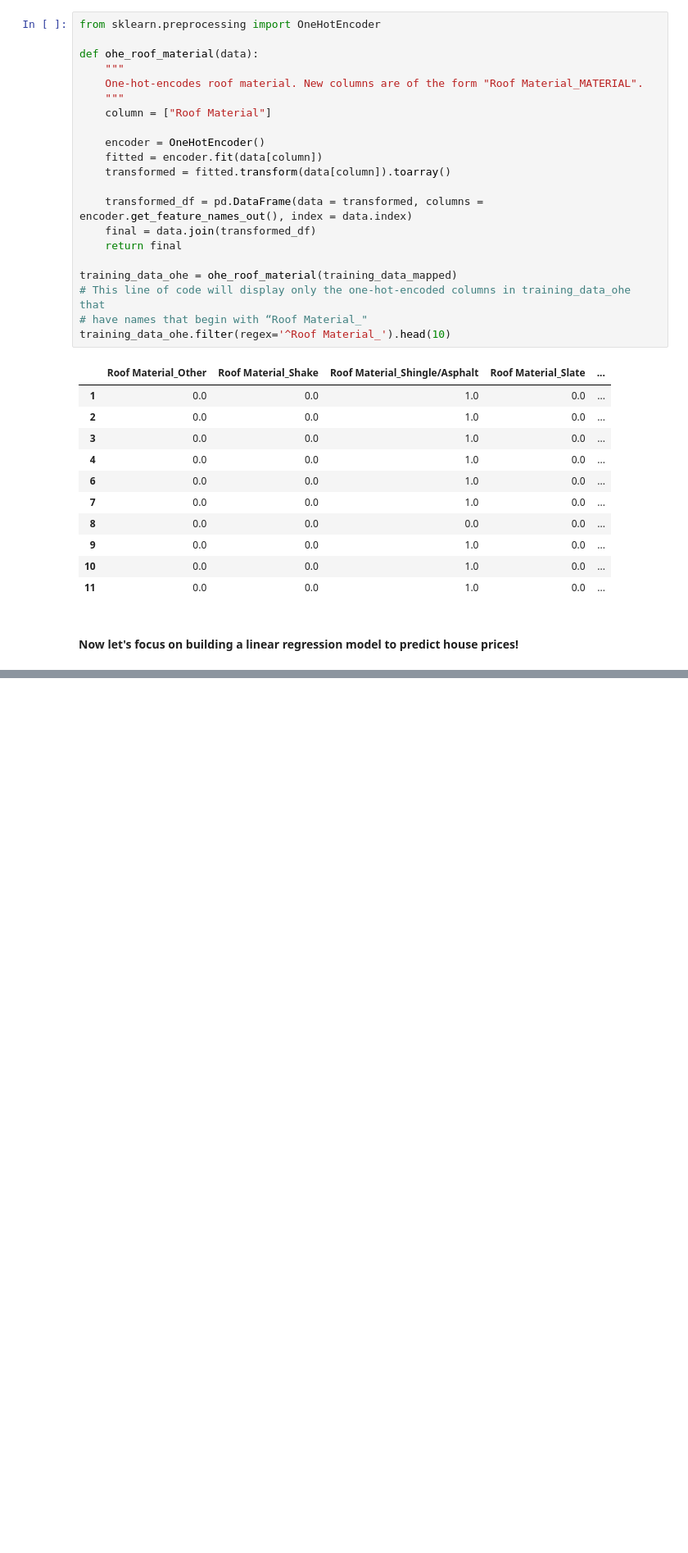
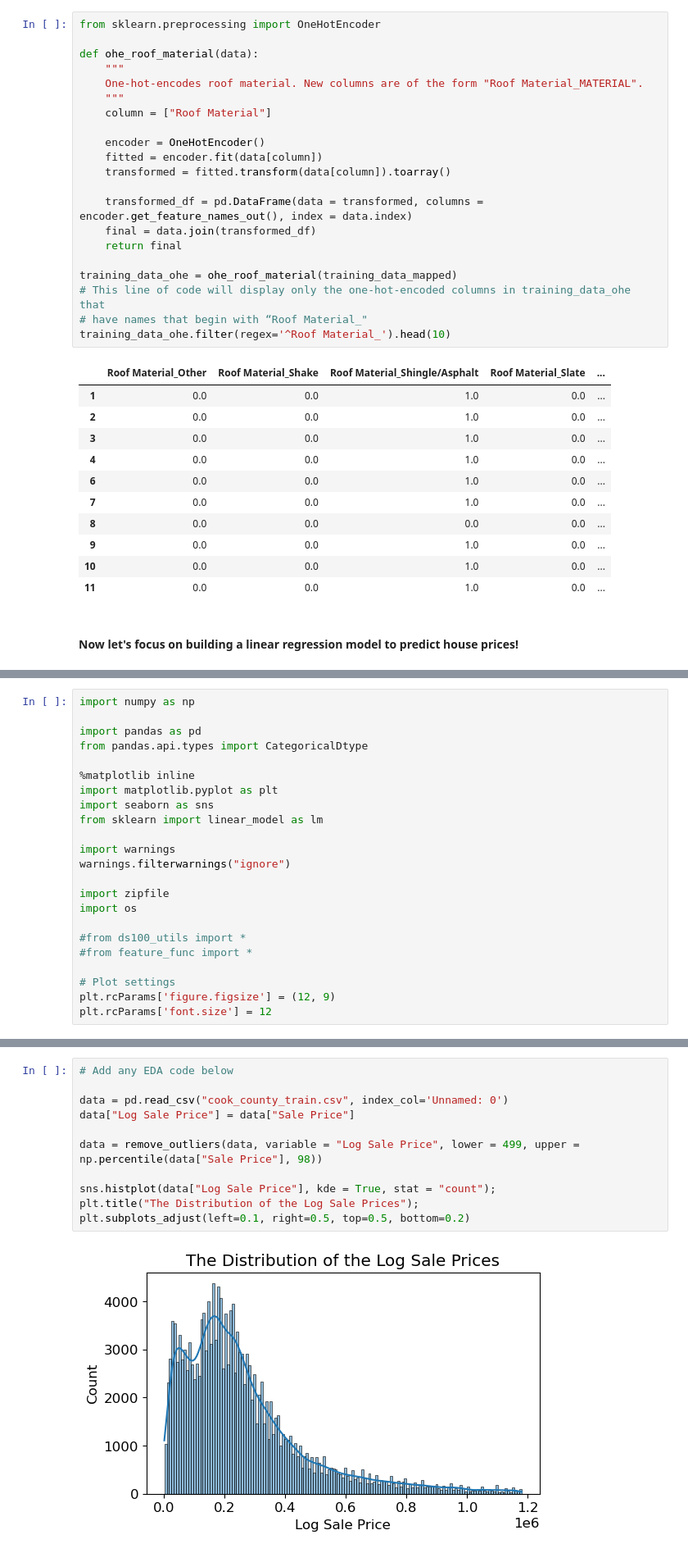
Before and after one commit to brandonconcepcion/Prophecy-of-Properties, a Jupyter notebook: Notebook.ipynb, the cells around one changed output, grey strips where cells are left out. Shown at 82% size. Drawn from its saved outputs; the diff is of its cells as text; blank space fills up the shorter version.

```diff
--- a/Notebook.ipynb
+++ b/Notebook.ipynb
@@ -576,0 +585,23 @@ training_data_ohe.filter(regex='^Roof Material_').head(10)
+# %%
+import numpy as np
+
+import pandas as pd
+from pandas.api.types import CategoricalDtype
+
+%matplotlib inline
+import matplotlib.pyplot as plt
+import seaborn as sns
+from sklearn import linear_model as lm
+
+import warnings
+warnings.filterwarnings("ignore")
+
+import zipfile
+import os
+
+#from ds100_utils import *
+#from feature_func import *
+
+# Plot settings
+plt.rcParams['figure.figsize'] = (12, 9)
+plt.rcParams['font.size'] = 12
@@ -576,0 +1036,13 @@ training_data_ohe.filter(regex='^Roof Material_').head(10)
+# %%
+# Add any EDA code below
+
+data = pd.read_csv("cook_county_train.csv", index_col='Unnamed: 0')
+data["Log Sale Price"] = data["Sale Price"]
+
+data = remove_outliers(data, variable = "Log Sale Price", lower = 499, upper = np.percentile(data["Sale Price"], 98))
+
+sns.histplot(data["Log Sale Price"], kde = True, stat = "count");
+plt.title("The Distribution of the Log Sale Prices");
+plt.subplots_adjust(left=0.1, right=0.5, top=0.5, bottom=0.2)
+# %% [output]
+[figure, added]
```
Also changed, not shown: parts of 45 cells of this notebook, 5 other files.
